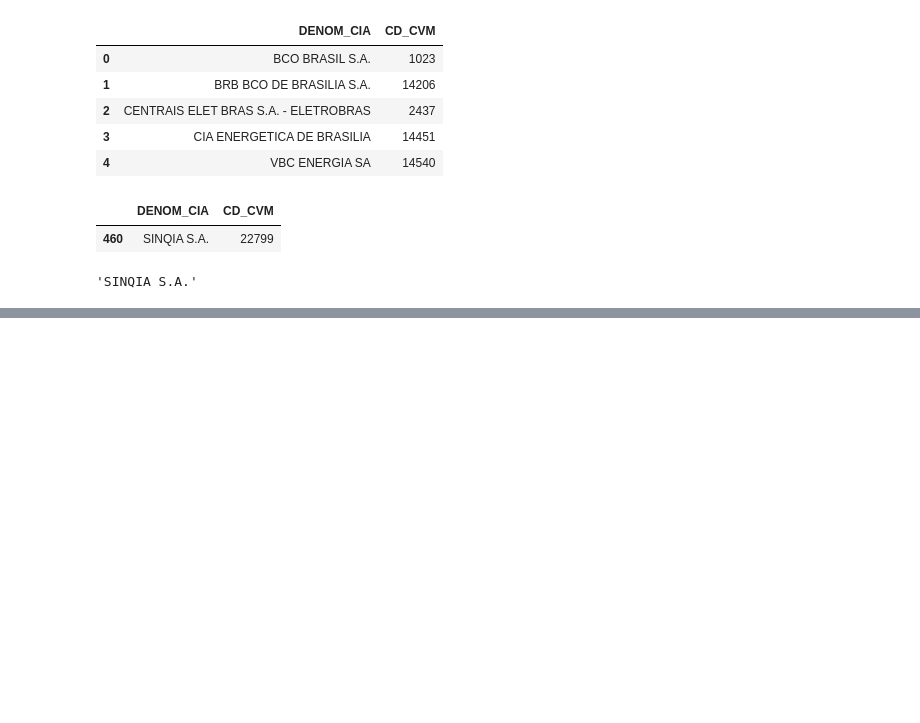
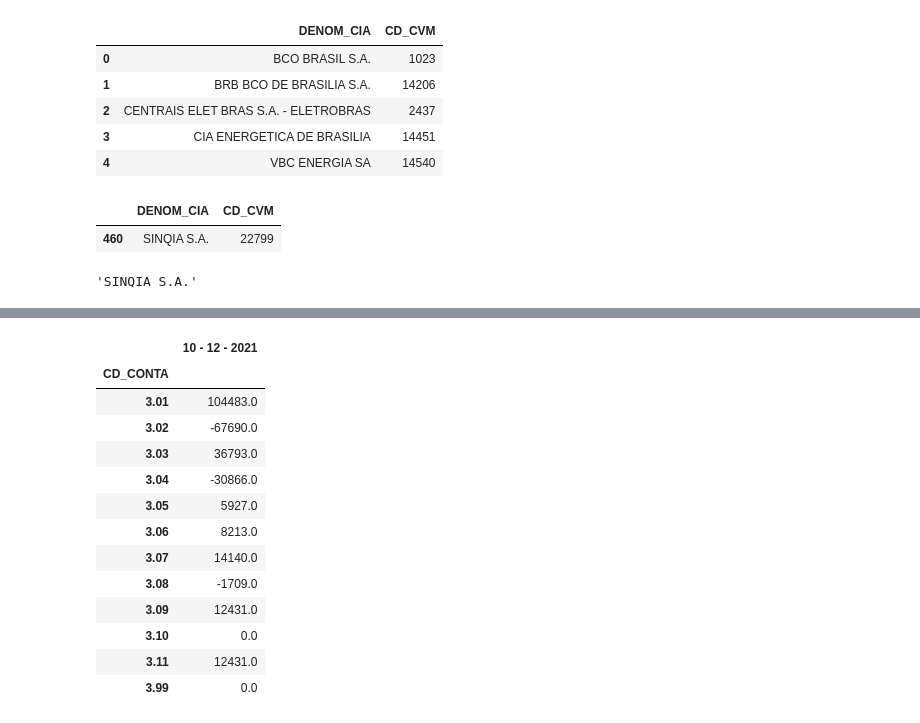
Before and after one commit to ggarmatter/Extrai-dados-CVM, a Jupyter notebook: Extrai dados CVM.ipynb, the cells around one changed output, grey strips where cells are left out. Drawn from its saved outputs; the diff is of its cells as text; code cells hidden in the pictures; blank space fills up the shorter version.

```diff
--- a/Extrai dados CVM.ipynb
+++ b/Extrai dados CVM.ipynb
@@ -216,0 +302,20 @@ dre
+# %%
+#dre[(dre.DT_FIM_EXERC.str.contains(f"{ano}-09-3"))].to_csv("./Data/teste2.csv")
+dre[(dre.DT_FIM_EXERC.str.contains(f"{ano}-{tri_fim}-3")) &
+                                (dre.DT_INI_EXERC == (f"{ano}-{tri_ini}-01")) &
+                                (dre.CD_CONTA.str.match(r"^(3...)$"))][["CD_CONTA", "VL_CONTA"]].set_index("CD_CONTA").rename(columns={"VL_CONTA": f"{tri_ini}-{tri_fim}-{ano}"})
+# %% [output]
+|  | 10 - 12 - 2021 |
+| CD_CONTA |  |
+| 3.01 | 104483.0 |
+| 3.02 | -67690.0 |
+| 3.03 | 36793.0 |
+| 3.04 | -30866.0 |
+| 3.05 | 5927.0 |
+| 3.06 | 8213.0 |
+| 3.07 | 14140.0 |
+| 3.08 | -1709.0 |
+| 3.09 | 12431.0 |
+| 3.10 | 0.0 |
+| 3.11 | 12431.0 |
+| 3.99 | 0.0 |
```
Also changed, not shown: parts of 9 cells of this notebook.
